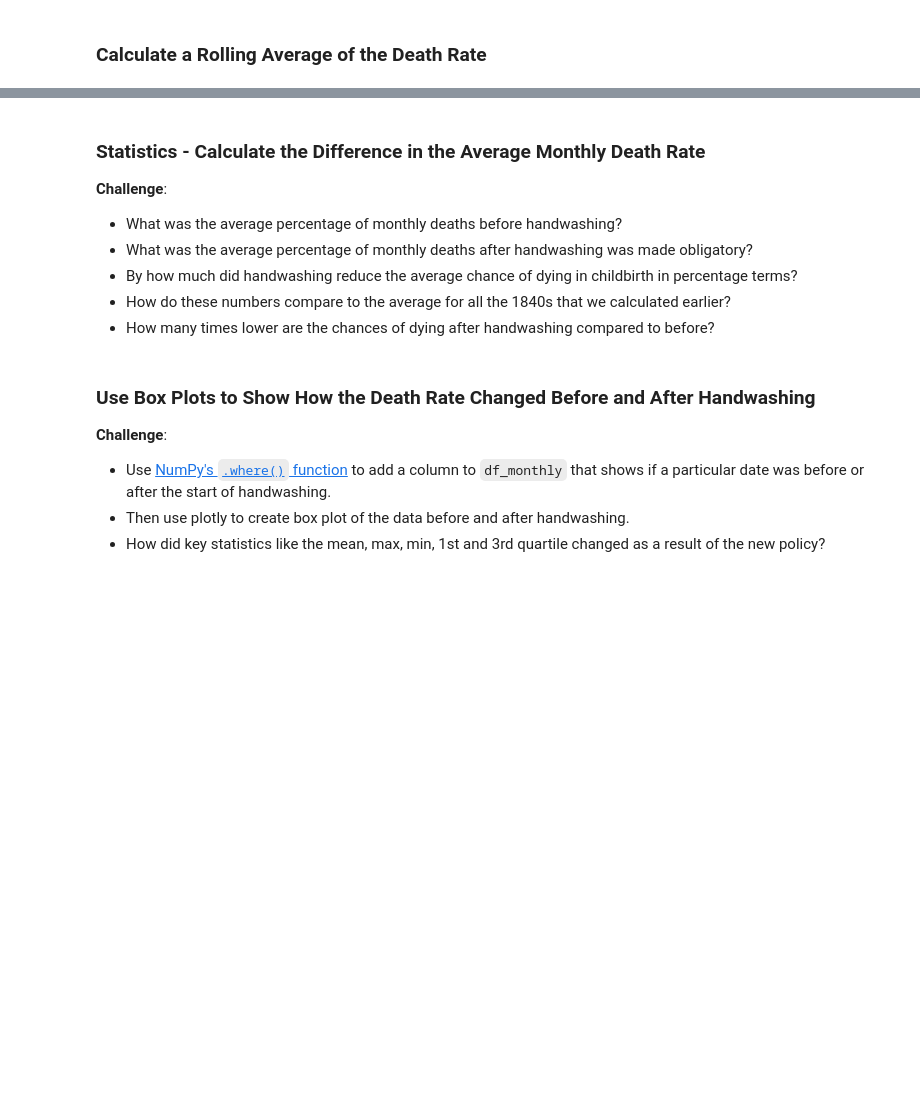
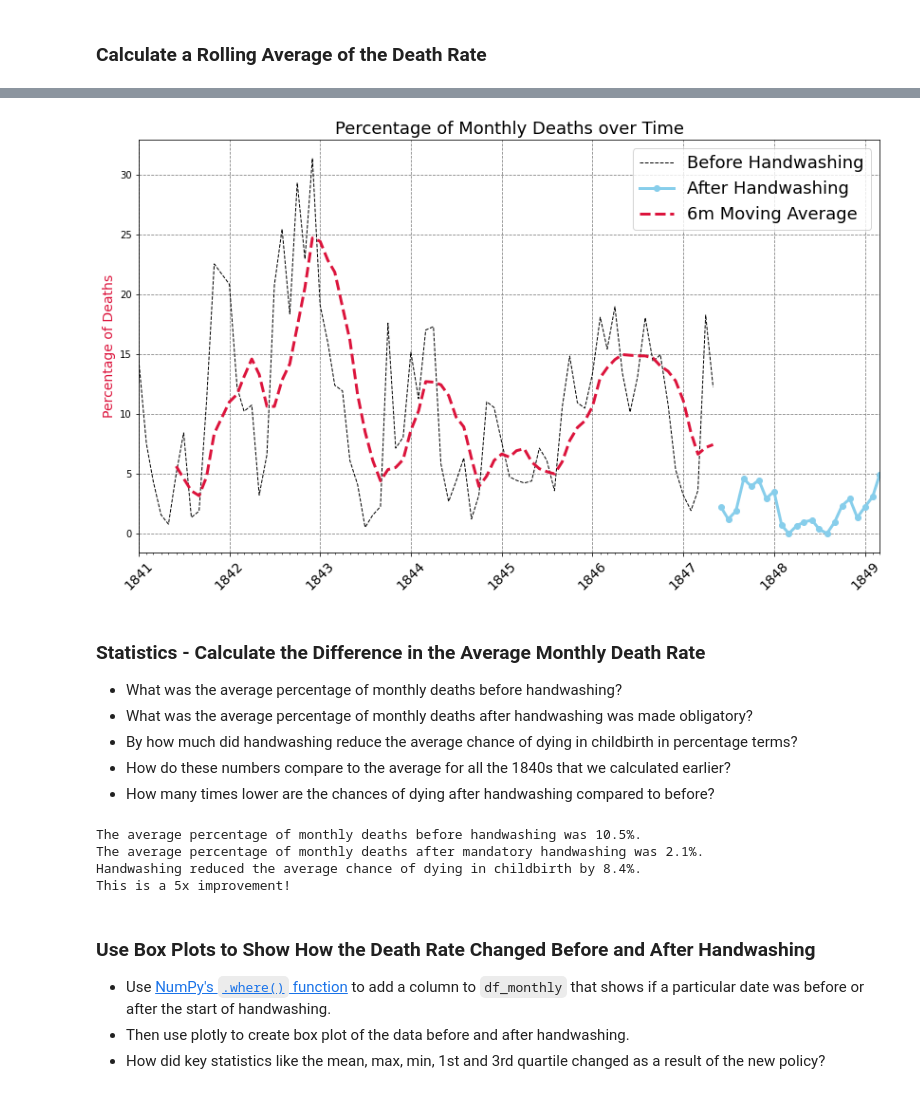
Before and after one commit to cedoula/100-days-of-code-python, a Jupyter notebook: Projects/Day_55/Dr_Semmelweis_Analysis/Dr_Semmelweis_Handwashing_Discovery.ipynb, the cells around one changed output, grey strips where cells are left out. Saved outputs shown, nothing was run; the diff lists cells and outputs as text; code cells hidden in the pictures; blank space fills up the shorter version.

```diff
--- a/Projects/Day_55/Dr_Semmelweis_Analysis/Dr_Semmelweis_Handwashing_Discovery.ipynb
+++ b/Projects/Day_55/Dr_Semmelweis_Analysis/Dr_Semmelweis_Handwashing_Discovery.ipynb
@@ -230,0 +272,3 @@ handwashing_start = pd.to_datetime('1847-06-01')
+# %%
+df_monthly['pct_deaths'] = 100 * df_monthly.deaths / df_monthly.births
+df_monthly.sample(5)
@@ -230,0 +282,3 @@ handwashing_start = pd.to_datetime('1847-06-01')
+# %%
+df_pre_wash = df_monthly[df_monthly.date < handwashing_start]
+df_post_wash = df_monthly[df_monthly.date >= handwashing_start]
@@ -236,0 +295,3 @@ handwashing_start = pd.to_datetime('1847-06-01')
+# %%
+roll_df = df_pre_wash.set_index('date').rolling(window=6).mean()
+roll_df
@@ -246,19 +320,52 @@ handwashing_start = pd.to_datetime('1847-06-01')
 * Show the moving average as a thicker, crimon line.
 * Show the rate after handwashing as a skyblue line with round markers.
 * Look at the [code snippet in the documentation to see how you can add a legend](https://matplotlib.org/3.1.1/api/_as_gen/matplotlib.pyplot.legend.html) to the chart.
+# %%
+plt.figure(figsize=(14,8))
+plt.xticks(fontsize=14, rotation=45)
+
+ax = plt.gca()
+# format the ticks
+ax.xaxis.set_major_locator(years)
+ax.xaxis.set_major_formatter(years_fmt)
+ax.xaxis.set_minor_locator(months)
+
+plt.title("Percentage of Monthly Deaths over Time", fontsize=18)
+
+ax.set_xlim([df_monthly.date.min(), df_monthly.date.max()])
+ax.set_ylabel('Percentage of Deaths', color='crimson', fontsize=14)
+
+
+plt.plot(df_pre_wash.date, df_pre_wash.pct_deaths, color='black', linewidth=1, linestyle='--', label='Before Handwashing')
+plt.plot(df_post_wash.date, df_post_wash.pct_deaths, marker='o', color='skyblue', linewidth=3, label='After Handwashing')
+plt.plot(roll_df.index, roll_df.pct_deaths, color='crimson', linewidth=3, linestyle='--', label='6m Moving Average')
+
+plt.grid(linestyle='--', color='grey')
+plt.legend(fontsize=18)
+plt.show()
+# %% [output]
+[figure, added]
 # %% [markdown]
 ### Statistics - Calculate the Difference in the Average Monthly Death Rate
 
-**Challenge**:
 * What was the average percentage of monthly deaths before handwashing?
 * What was the average percentage of monthly deaths after handwashing was made obligatory?
 * By how much did handwashing reduce the average chance of dying in childbirth in percentage terms?
 * How do these numbers compare to the average for all the 1840s that we calculated earlier?
 * How many times lower are the chances of dying after handwashing compared to before?
+# %%
+print(f'The average percentage of monthly deaths before handwashing was {df_pre_wash.pct_deaths.mean():.1f}%.')
+print(f'The average percentage of monthly deaths after mandatory handwashing was {df_post_wash.pct_deaths.mean():.1f}%.')
+print(f'Handwashing reduced the average chance of dying in childbirth by {df_pre_wash.pct_deaths.mean() - df_post_wash.pct_deaths.mean():.1f}%.')
+print(f'This is a {df_pre_wash.pct_deaths.mean() / df_post_wash.pct_deaths.mean():.0f}x improvement!')
+# %% [output]
+The average percentage of monthly deaths before handwashing was 10.5%.
+The average percentage of monthly deaths after mandatory handwashing was 2.1%.
+Handwashing reduced the average chance of dying in childbirth by 8.4%.
+This is a 5x improvement!
 # %% [markdown]
 ### Use Box Plots to Show How the Death Rate Changed Before and After Handwashing
 
-**Challenge**:
 * Use [NumPy's `.where()` function](https://numpy.org/doc/stable/reference/generated/numpy.where.html) to add a column to `df_monthly` that shows if a particular date was before or after the start of handwashing.
 * Then use plotly to create box plot of the data before and after handwashing.
 * How did key statistics like the mean, max, min, 1st and 3rd quartile changed as a result of the new policy?
```
Also changed, not shown: parts of 37 cells of this notebook.
